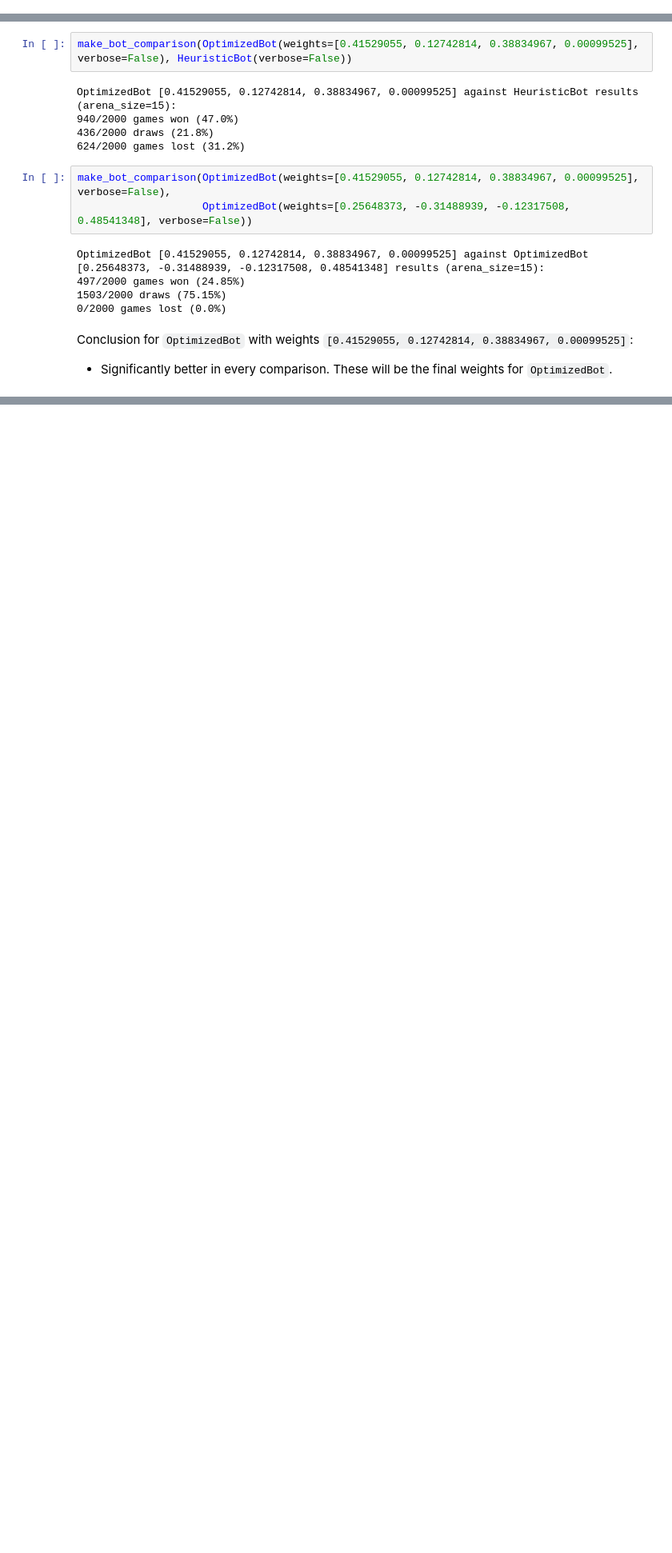
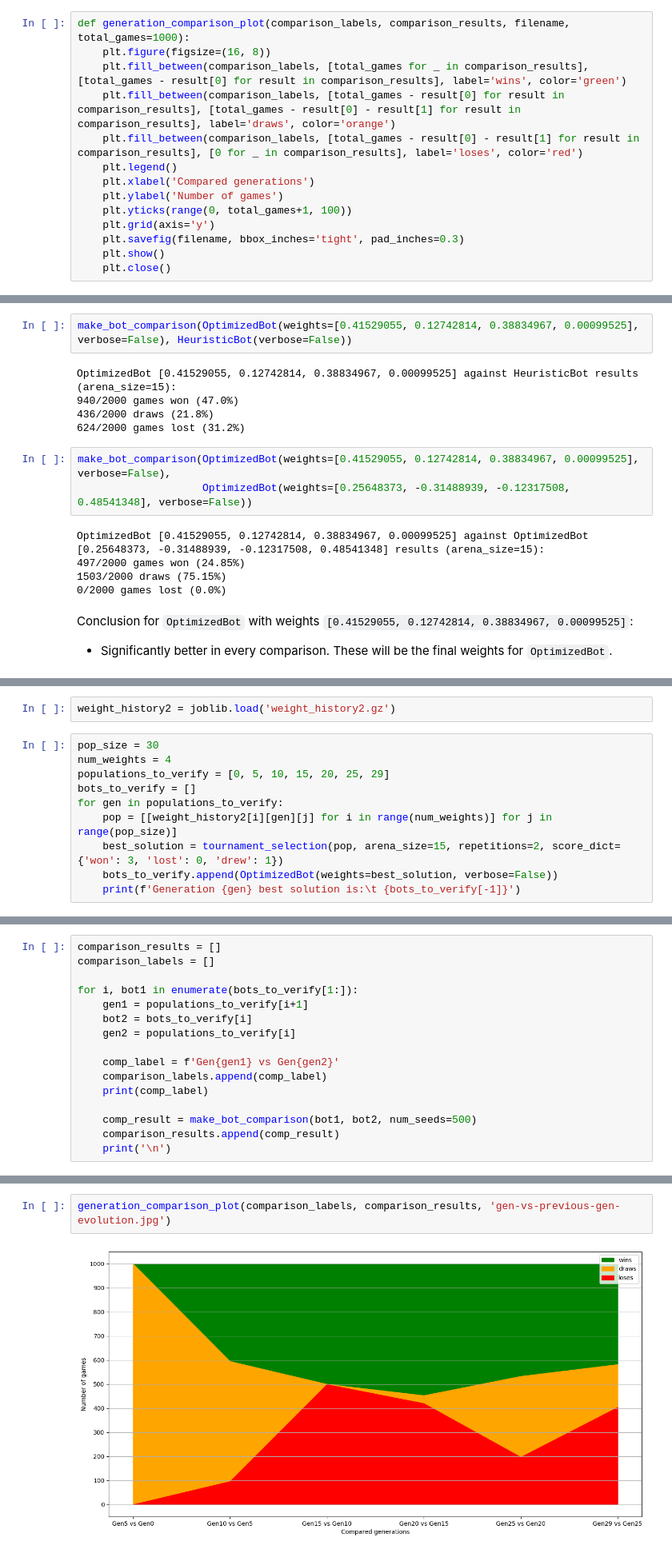
Before and after one commit to adam-handke/blockade, a Jupyter notebook: training/optimization.ipynb, the cells around one changed output, grey strips where cells are left out. Shown at 80% size. Cells and saved outputs as stored; diff of their text form; blank space fills up the shorter version.

Commit message:
add: Verify improvement during evolution.

```diff
--- a/training/optimization.ipynb
+++ b/training/optimization.ipynb
@@ -240,3 +244,17 @@ def make_bot_comparison(bot1, bot2, arena_size=15, num_seeds=1000, repetitions=2
+# %%
+def generation_comparison_plot(comparison_labels, comparison_results, filename, total_games=1000):
+    plt.figure(figsize=(16, 8))
+    plt.fill_between(comparison_labels, [total_games for _ in comparison_results], [total_games - result[0] for result in comparison_results], label='wins', color='green')
+    plt.fill_between(comparison_labels, [total_games - result[0] for result in comparison_results], [total_games - result[0] - result[1] for result in comparison_results], label='draws', color='orange')
+    plt.fill_between(comparison_labels, [total_games - result[0] - result[1] for result in comparison_results], [0 for _ in comparison_results], label='loses', color='red')
+    plt.legend()
+    plt.xlabel('Compared generations')
+    plt.ylabel('Number of games')
+    plt.yticks(range(0, total_games+1, 100))
+    plt.grid(axis='y')
+    plt.savefig(filename, bbox_inches='tight', pad_inches=0.3)
+    plt.show()
+    plt.close()
 # %% [markdown]
 # Attempt 1
 # %%
@@ -337,0 +358,12 @@ Conclusion for `OptimizedBot` with weights `[0.41529055, 0.12742814, 0.38834967,
+# %%
+weight_history2 = joblib.load('weight_history2.gz')
+# %%
+pop_size = 30
+num_weights = 4
+populations_to_verify = [0, 5, 10, 15, 20, 25, 29]
+bots_to_verify = []
+for gen in populations_to_verify:
+    pop = [[weight_history2[i][gen][j] for i in range(num_weights)] for j in range(pop_size)]
+    best_solution = tournament_selection(pop, arena_size=15, repetitions=2, score_dict={'won': 3, 'lost': 0, 'drew': 1})
+    bots_to_verify.append(OptimizedBot(weights=best_solution, verbose=False))
+    print(f'Generation {gen} best solution is:\t {bots_to_verify[-1]}')
@@ -337,0 +378,16 @@ Conclusion for `OptimizedBot` with weights `[0.41529055, 0.12742814, 0.38834967,
+# %%
+comparison_results = []
+comparison_labels = []
+
+for i, bot1 in enumerate(bots_to_verify[1:]):
+    gen1 = populations_to_verify[i+1]
+    bot2 = bots_to_verify[i]
+    gen2 = populations_to_verify[i]
+
+    comp_label = f'Gen{gen1} vs Gen{gen2}'
+    comparison_labels.append(comp_label)
+    print(comp_label)
+
+    comp_result = make_bot_comparison(bot1, bot2, num_seeds=500)
+    comparison_results.append(comp_result)
+    print('\n')
@@ -337,0 +435,4 @@ Conclusion for `OptimizedBot` with weights `[0.41529055, 0.12742814, 0.38834967,
+# %%
+generation_comparison_plot(comparison_labels, comparison_results, 'gen-vs-previous-gen-evolution.jpg')
+# %% [output]
+[figure, added]
```
Also changed, not shown: parts of 8 cells of this notebook, 2 other files.
